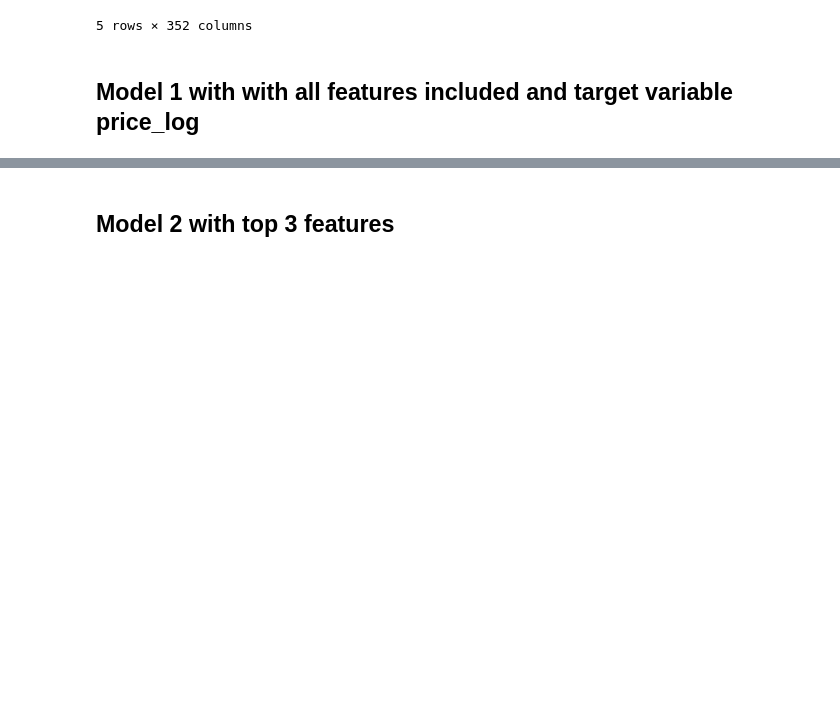
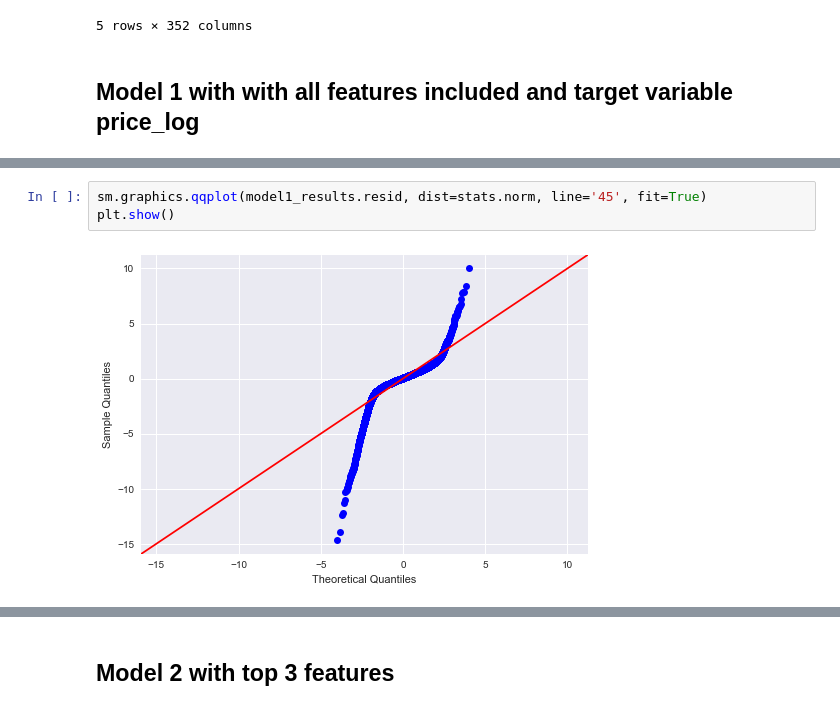
Before and after one commit to cristopher-d-delgado/Project_Linear_Regression_King_County, a Jupyter notebook: notebooks/modeling.ipynb, the cells around one changed output, grey strips where cells are left out. Drawn from its saved outputs; the diff is of its cells as text; blank space fills up the shorter version.

```diff
--- a/notebooks/modeling.ipynb
+++ b/notebooks/modeling.ipynb
@@ -74,0 +78,5 @@ The r^2 value is great so lets looks at the RMSE
+# %%
+sm.graphics.qqplot(model1_results.resid, dist=stats.norm, line='45', fit=True)
+plt.show()
+# %% [output]
+[figure, added]
```
Also changed, not shown: parts of 11 cells of this notebook.
